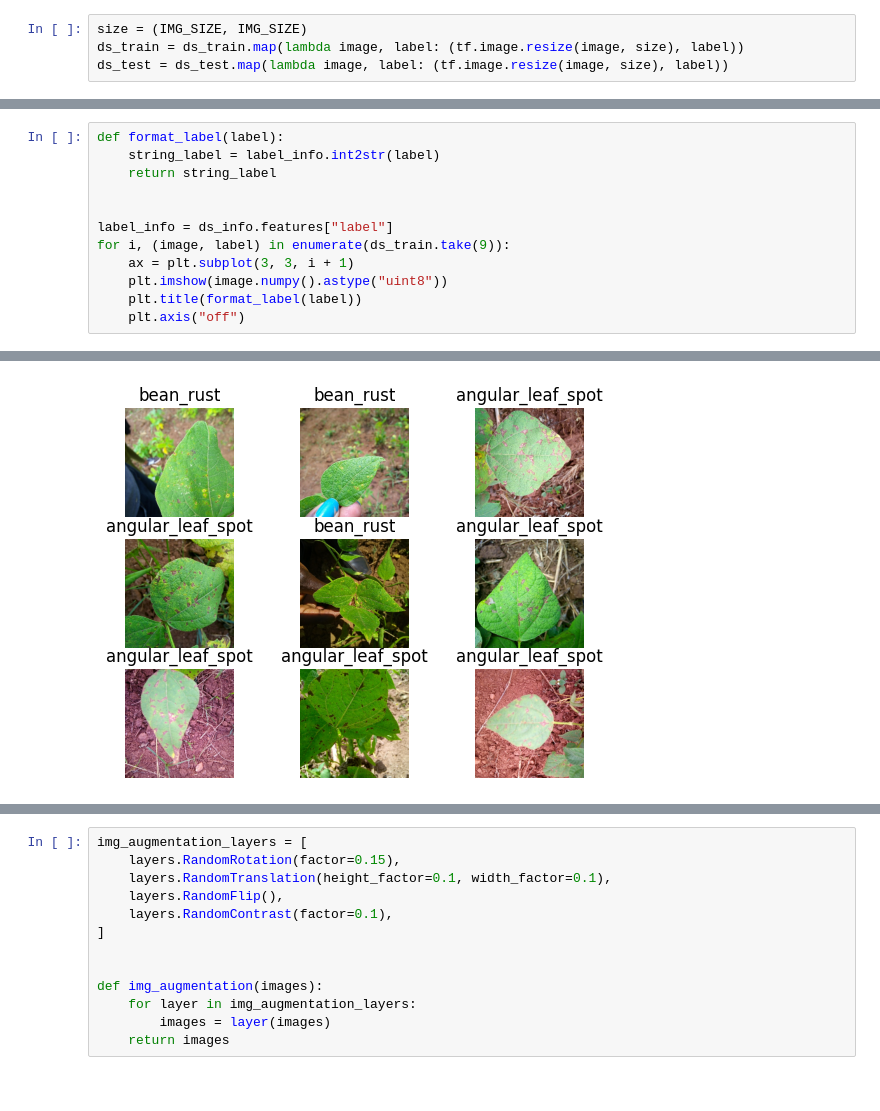
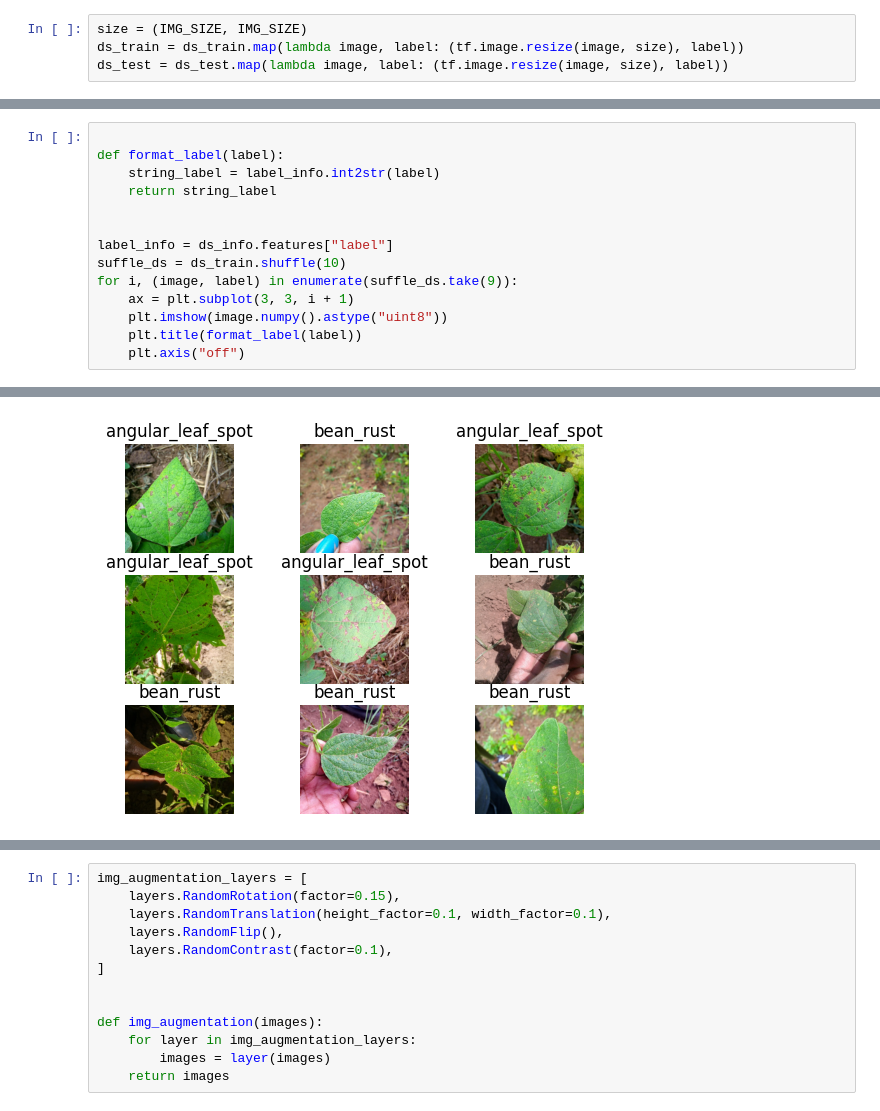
Before and after one commit to lotem85/beans-dataset-classification, a Jupyter notebook: EfficientNet.ipynb, the cells around one changed output, grey strips where cells are left out. Saved outputs shown, nothing was run; the diff lists cells and outputs as text.

```diff
--- a/EfficientNet.ipynb
+++ b/EfficientNet.ipynb
@@ -37,13 +36,15 @@ WARNING:matplotlib.image:Clipping input data to the valid range for imshow with
 [figure]
 [figure]
 # %%
+
 def format_label(label):
     string_label = label_info.int2str(label)
     return string_label
 
 
 label_info = ds_info.features["label"]
-for i, (image, label) in enumerate(ds_train.take(9)):
+suffle_ds = ds_train.shuffle(10)
+for i, (image, label) in enumerate(suffle_ds.take(9)):
     ax = plt.subplot(3, 3, i + 1)
     plt.imshow(image.numpy().astype("uint8"))
     plt.title(format_label(label))
@@ -54 +54 @@ for i, (image, label) in enumerate(ds_train.take(9)):
-[figure, old version]
+[figure, new version]
```
Also changed, not shown: parts of 8 cells of this notebook.
